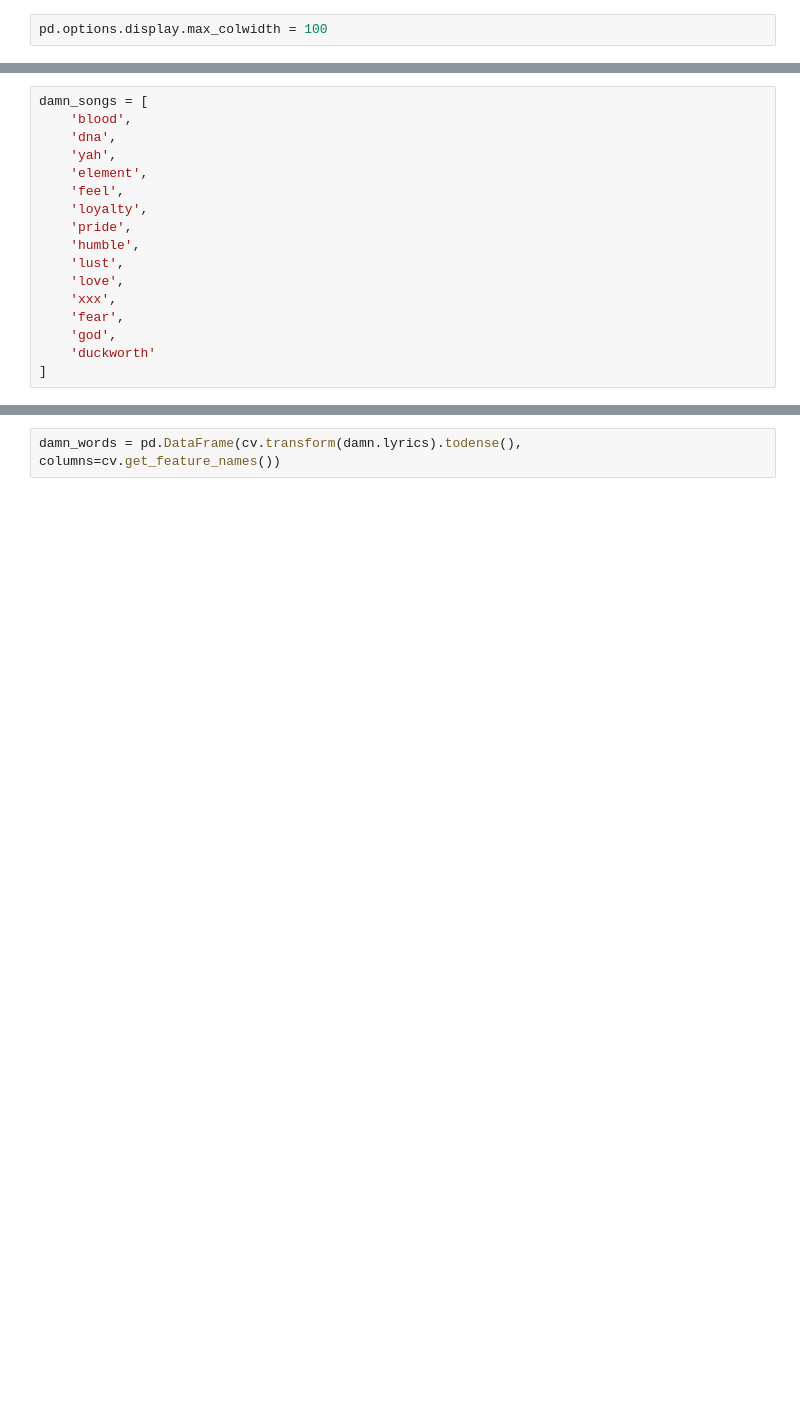
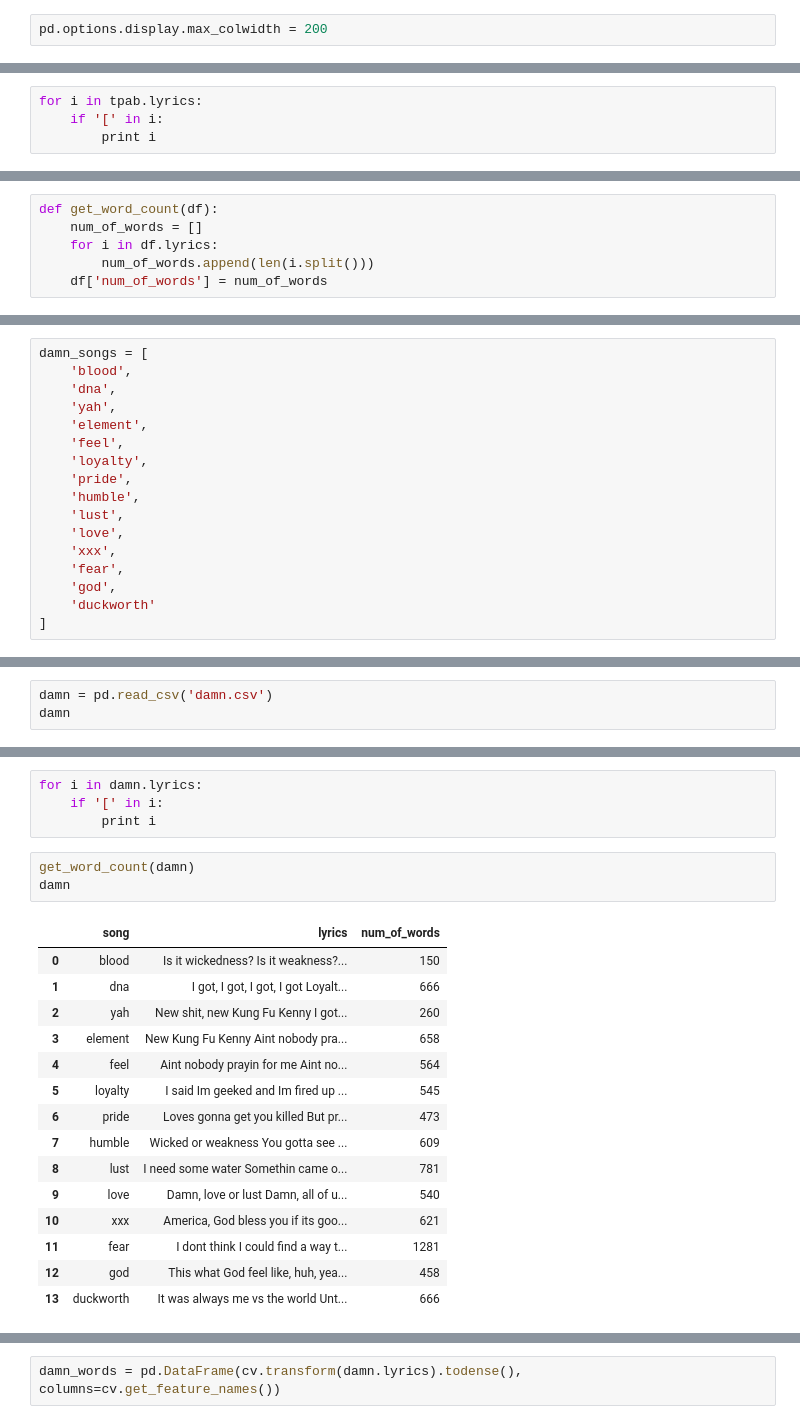
Before and after one commit to tkh5044/blog-notebooks, a Jupyter notebook: kendrick/kendrick-damn.ipynb, the cells around one changed output, grey strips where cells are left out. Saved outputs shown, nothing was run; the diff lists cells and outputs as text; blank space fills up the shorter version.

```diff
--- a/kendrick/kendrick-damn.ipynb
+++ b/kendrick/kendrick-damn.ipynb
@@ -55,5 +52,5 @@ tpab['num_of_words'] = num_of_words
 # %%
-pd.options.display.max_colwidth = 100
+pd.options.display.max_colwidth = 200
 # %%
 tpab
 # %% [output]
@@ -78,0 +74,4 @@ damn = pd.DataFrame(columns=['song', 'lyrics'])
+# %%
+for i in tpab.lyrics:
+    if '[' in i:
+        print i
@@ -78,0 +80,6 @@ damn = pd.DataFrame(columns=['song', 'lyrics'])
+# %%
+def get_word_count(df):
+    num_of_words = []
+    for i in df.lyrics:
+        num_of_words.append(len(i.split()))
+    df['num_of_words'] = num_of_words
@@ -137,0 +128,3 @@ damn
+# %%
+damn = pd.read_csv('damn.csv')
+damn
@@ -137,0 +147,23 @@ damn
+# %%
+for i in damn.lyrics:
+    if '[' in i:
+        print i
+# %%
+get_word_count(damn)
+damn
+# %% [output]
+|  | song | lyrics | num_of_words |
+| 0 | blood | Is it wickedness? Is it weakness?... | 150 |
+| 1 | dna | I got, I got, I got, I got Loyalt... | 666 |
+| 2 | yah | New shit, new Kung Fu Kenny I got... | 260 |
+| 3 | element | New Kung Fu Kenny Aint nobody pra... | 658 |
+| 4 | feel | Aint nobody prayin for me Aint no... | 564 |
+| 5 | loyalty | I said Im geeked and Im fired up ... | 545 |
+| 6 | pride | Loves gonna get you killed But pr... | 473 |
+| 7 | humble | Wicked or weakness You gotta see ... | 609 |
+| 8 | lust | I need some water Somethin came o... | 781 |
+| 9 | love | Damn, love or lust Damn, all of u... | 540 |
+| 10 | xxx | America, God bless you if its goo... | 621 |
+| 11 | fear | I dont think I could find a way t... | 1281 |
+| 12 | god | This what God feel like, huh, yea... | 458 |
+| 13 | duckworth | It was always me vs the world Unt... | 666 |
```
Also changed, not shown: parts of 30 cells of this notebook, 2 other files.
